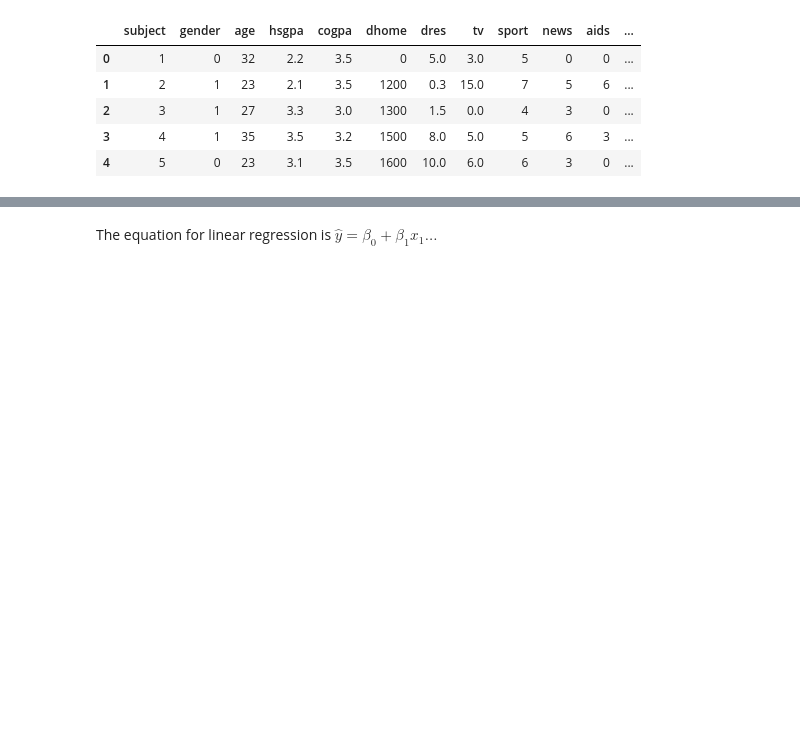
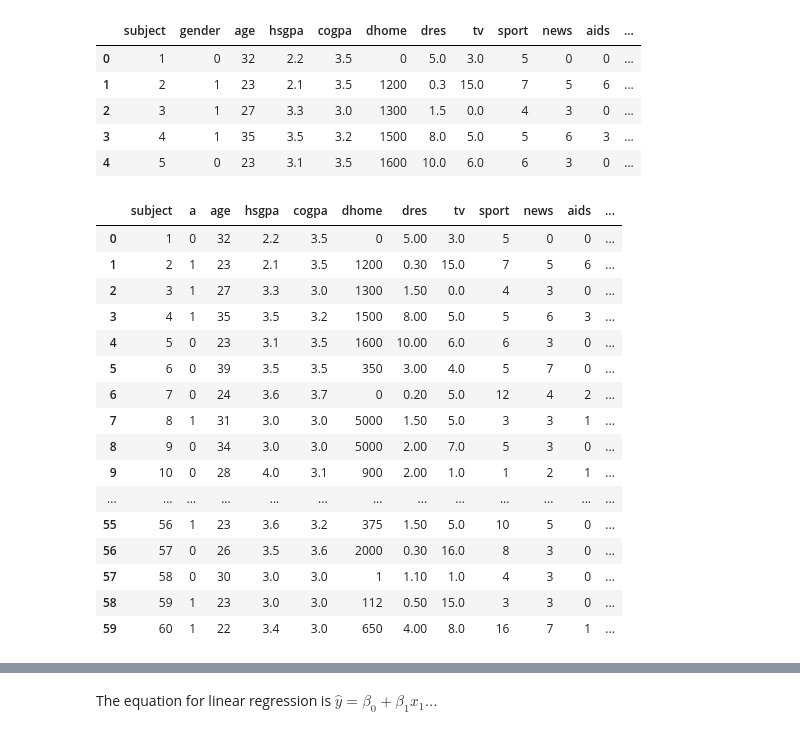
Before and after one commit to gunasekaran-pasupathy-research/Semester-1-MSAAI-500-Applied-Statistics, a Jupyter notebook: src/ch01/Module_1_Introduction_to_Python_in_Colab.ipynb, the cells around one changed output, grey strips where cells are left out. Cells and saved outputs as stored; diff of their text form; code cells hidden in the pictures; blank space fills up the shorter version.

```diff
--- a/src/ch01/Module_1_Introduction_to_Python_in_Colab.ipynb
+++ b/src/ch01/Module_1_Introduction_to_Python_in_Colab.ipynb
@@ -21,7 +21,25 @@ students.head()
 # %%
 gender = students["gender"].replace({0: "male", 1: "female"})
 # %%
-# students.rename(columns={"gender": "a", "B": "c"})
+students.rename(columns={"gender": "a", "B": "c"})
+# %% [output]
+|  | subject | a | age | hsgpa | cogpa | dhome | dres | tv | sport | news | aids | ... |
+| 0 | 1 | 0 | 32 | 2.2 | 3.5 | 0 | 5.00 | 3.0 | 5 | 0 | 0 | ... |
+| 1 | 2 | 1 | 23 | 2.1 | 3.5 | 1200 | 0.30 | 15.0 | 7 | 5 | 6 | ... |
+| 2 | 3 | 1 | 27 | 3.3 | 3.0 | 1300 | 1.50 | 0.0 | 4 | 3 | 0 | ... |
+| 3 | 4 | 1 | 35 | 3.5 | 3.2 | 1500 | 8.00 | 5.0 | 5 | 6 | 3 | ... |
+| 4 | 5 | 0 | 23 | 3.1 | 3.5 | 1600 | 10.00 | 6.0 | 6 | 3 | 0 | ... |
+| 5 | 6 | 0 | 39 | 3.5 | 3.5 | 350 | 3.00 | 4.0 | 5 | 7 | 0 | ... |
+| 6 | 7 | 0 | 24 | 3.6 | 3.7 | 0 | 0.20 | 5.0 | 12 | 4 | 2 | ... |
+| 7 | 8 | 1 | 31 | 3.0 | 3.0 | 5000 | 1.50 | 5.0 | 3 | 3 | 1 | ... |
+| 8 | 9 | 0 | 34 | 3.0 | 3.0 | 5000 | 2.00 | 7.0 | 5 | 3 | 0 | ... |
+| 9 | 10 | 0 | 28 | 4.0 | 3.1 | 900 | 2.00 | 1.0 | 1 | 2 | 1 | ... |
+| ... | ... | ... | ... | ... | ... | ... | ... | ... | ... | ... | ... | ... |
+| 55 | 56 | 1 | 23 | 3.6 | 3.2 | 375 | 1.50 | 5.0 | 10 | 5 | 0 | ... |
+| 56 | 57 | 0 | 26 | 3.5 | 3.6 | 2000 | 0.30 | 16.0 | 8 | 3 | 0 | ... |
+| 57 | 58 | 0 | 30 | 3.0 | 3.0 | 1 | 1.10 | 1.0 | 4 | 3 | 0 | ... |
+| 58 | 59 | 1 | 23 | 3.0 | 3.0 | 112 | 0.50 | 15.0 | 3 | 3 | 0 | ... |
+| 59 | 60 | 1 | 22 | 3.4 | 3.0 | 650 | 4.00 | 8.0 | 16 | 7 | 1 | ... |
 # %%
 gender
 # %% [output]
```
Also changed, not shown: parts of 4 cells of this notebook.
